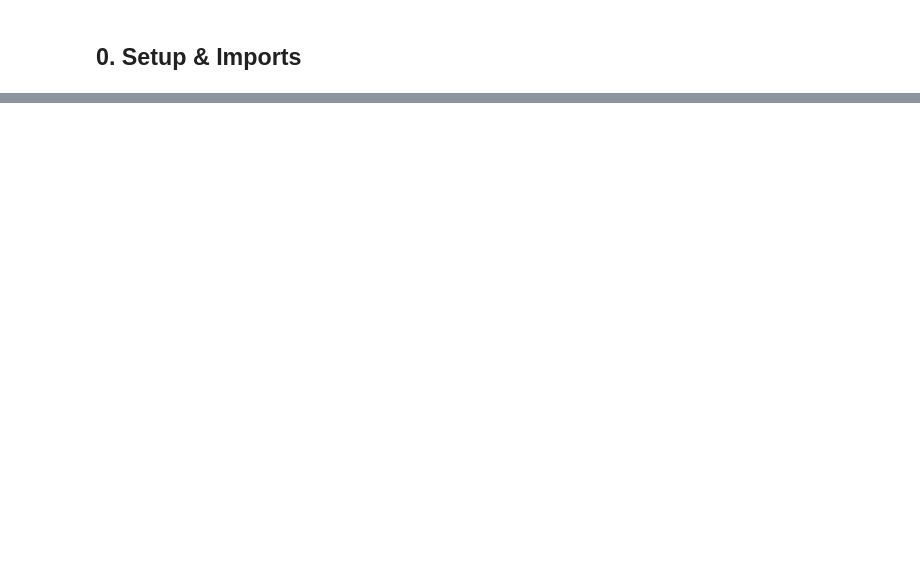
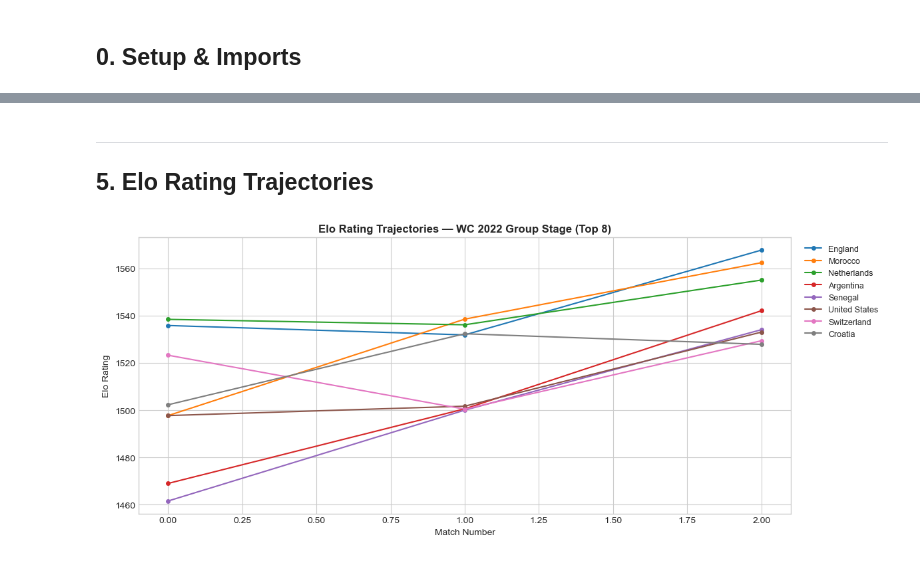
Before and after one commit to gabiyanu/Soccer-Predictor, a Jupyter notebook: model_evaluation.ipynb, the cells around one changed output, grey strips where cells are left out. Drawn from its saved outputs; the diff is of its cells as text; code cells hidden in the pictures; blank space fills up the shorter version.

```diff
--- a/model_evaluation.ipynb
+++ b/model_evaluation.ipynb
@@ -581,0 +481,20 @@ print('=' * 60)
+# %% [markdown]
+---
+## 5. Elo Rating Trajectories
+# %%
+top8 = [t for t,_ in sorted(elo_model.ratings.items(), key=lambda x: -x[1])[:8]]
+
+fig, ax = plt.subplots(figsize=(12, 5))
+for team in top8:
+    hist = elo_model.history.get(team, [])
+    if hist:
+        ax.plot(range(len(hist)), hist, marker='o', ms=4, lw=1.5, label=team)
+ax.set_title('Elo Rating Trajectories — WC 2022 Group Stage (Top 8)',
+             fontweight='bold')
+ax.set_xlabel('Match Number'); ax.set_ylabel('Elo Rating')
+ax.legend(bbox_to_anchor=(1.01,1), loc='upper left', fontsize=9)
+plt.tight_layout()
+plt.savefig('elo_trajectories.png', dpi=150, bbox_inches='tight')
+plt.show()
+# %% [output]
+[figure, added]
```
Also changed, not shown: parts of 57 cells of this notebook, 5 other files.
